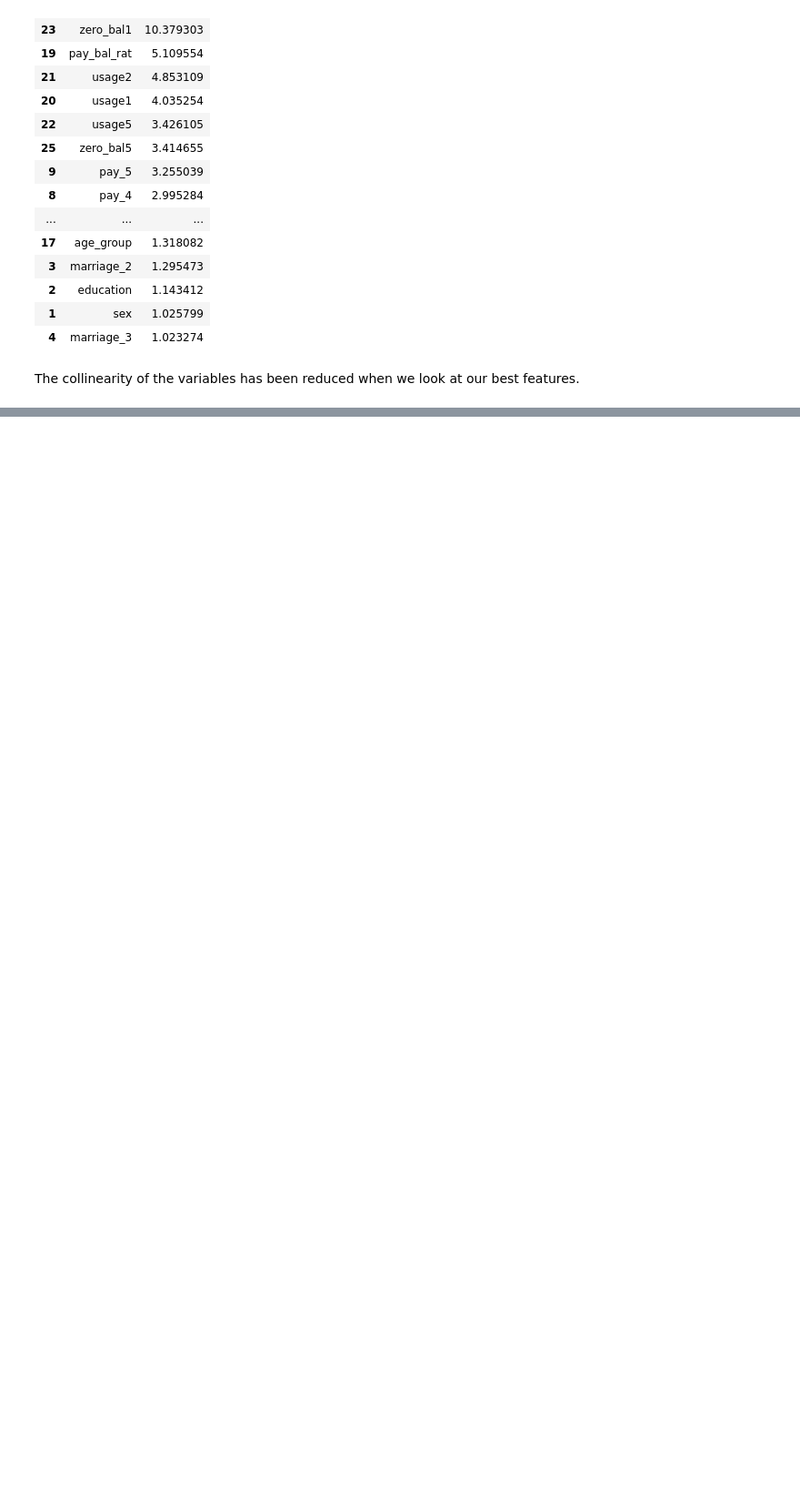
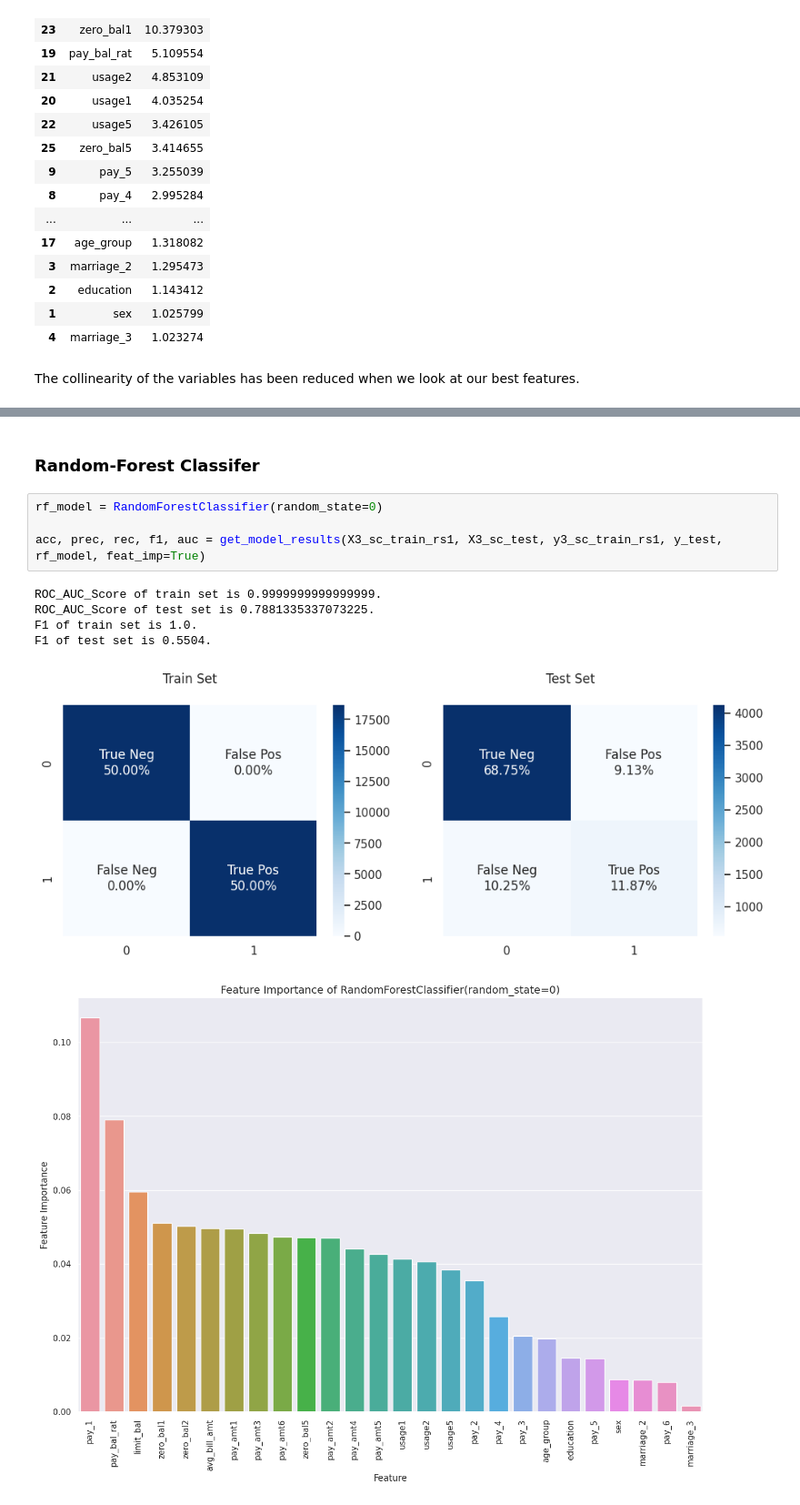
Before and after one commit to vishalsingh17/CreditCardDefaulterPrediction, a Jupyter notebook: notebook/EDA & Model Building.ipynb, the cells around one changed output, grey strips where cells are left out. Shown at 91% size. Drawn from its saved outputs; the diff is of its cells as text; blank space fills up the shorter version.

```diff
--- a/notebook/EDA.ipynb
+++ b/notebook/EDA & Model Building.ipynb
@@ -951,0 +1081,13 @@ formula1 = "default ~ limit_bal + sex + education + marriage_2 + marriage_3 + ag
+# %% [markdown]
+### Random-Forest Classifer
+# %%
+rf_model = RandomForestClassifier(random_state=0)
+
+acc, prec, rec, f1, auc = get_model_results(X3_sc_train_rs1, X3_sc_test, y3_sc_train_rs1, y_test, rf_model, feat_imp=True)
+# %% [output]
+ROC_AUC_Score of train set is 0.9999999999999999.
+ROC_AUC_Score of test set is 0.7881335337073225.
+F1 of train set is 1.0.
+F1 of test set is 0.5504.
+[figure, added]
+[figure, added]
```
Also changed, not shown: parts of 30 cells of this notebook.
